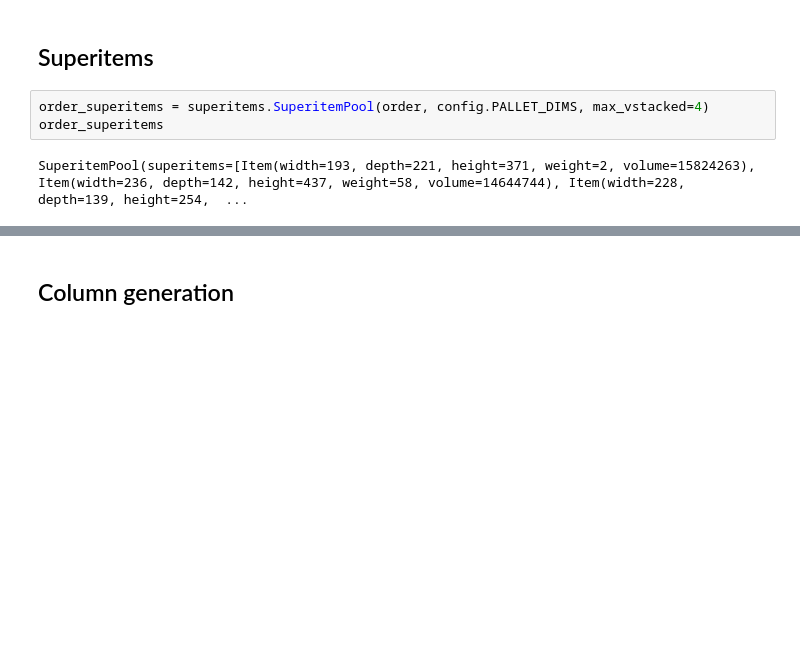
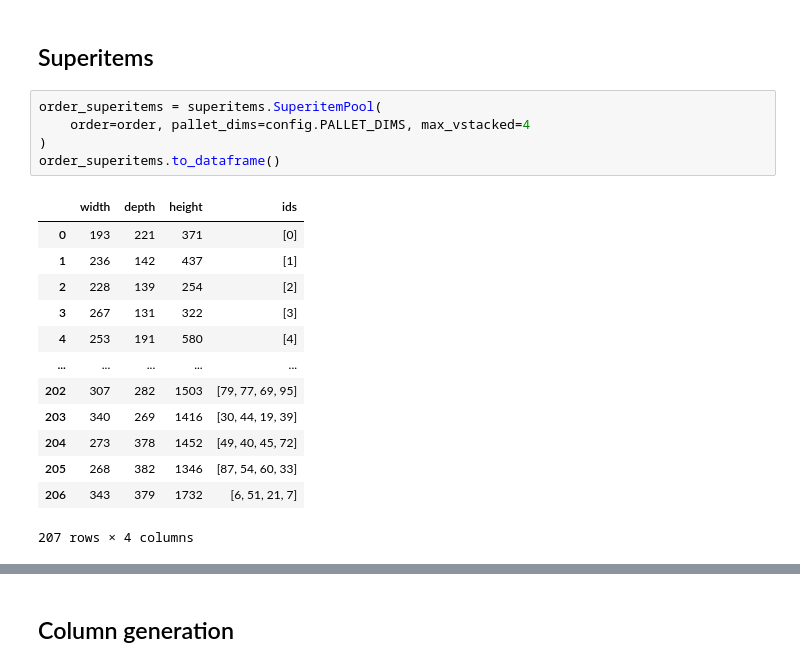
Before and after one commit to Wadaboa/3d-bpp, a Jupyter notebook: cg.ipynb, the cells around one changed output, grey strips where cells are left out. Saved outputs shown, nothing was run; the diff lists cells and outputs as text; blank space fills up the shorter version.

Commit message:
revise superitem pool / add single item superitems

```diff
--- a/cg.ipynb
+++ b/cg.ipynb
@@ -75,10 +79,24 @@ order.head()
 # %% [markdown]
 ## Superitems
 # %%
-order_superitems = superitems.SuperitemPool(order, config.PALLET_DIMS, max_vstacked=4)
-order_superitems
+order_superitems = superitems.SuperitemPool(
+    order=order, pallet_dims=config.PALLET_DIMS, max_vstacked=4
+)
+order_superitems.to_dataframe()
 # %% [output]
+|  | width | depth | height | ids |
+| 0 | 193 | 221 | 371 | [0] |
+| 1 | 236 | 142 | 437 | [1] |
+| 2 | 228 | 139 | 254 | [2] |
+| 3 | 267 | 131 | 322 | [3] |
+| 4 | 253 | 191 | 580 | [4] |
+| ... | ... | ... | ... | ... |
+| 202 | 307 | 282 | 1503 | [79, 77, 69, 95] |
+| 203 | 340 | 269 | 1416 | [30, 44, 19, 39] |
+| 204 | 273 | 378 | 1452 | [49, 40, 45, 72] |
+| 205 | 268 | 382 | 1346 | [87, 54, 60, 33] |
+| 206 | 343 | 379 | 1732 | [6, 51, 21, 7] |
-SuperitemPool(superitems=[Item(width=193, depth=221, height=371, weight=2, volume=15824263), Item(width=236, depth=142, height=437, weight=58, volume=14644744), Item(width=228, depth=139, height=254,  ...
+207 rows × 4 columns
 [interactive output not drawn]
 # %% [markdown]
 ## Column generation
```
Also changed, not shown: parts of 2 cells of this notebook, 4 other files.
